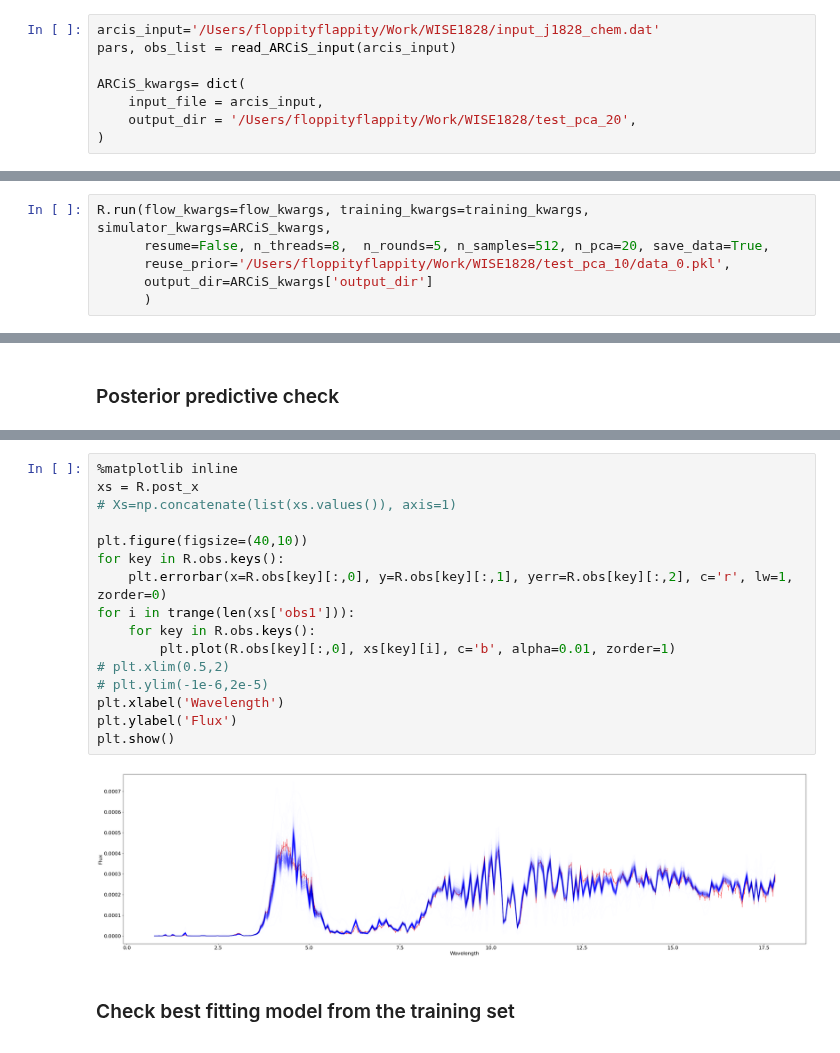
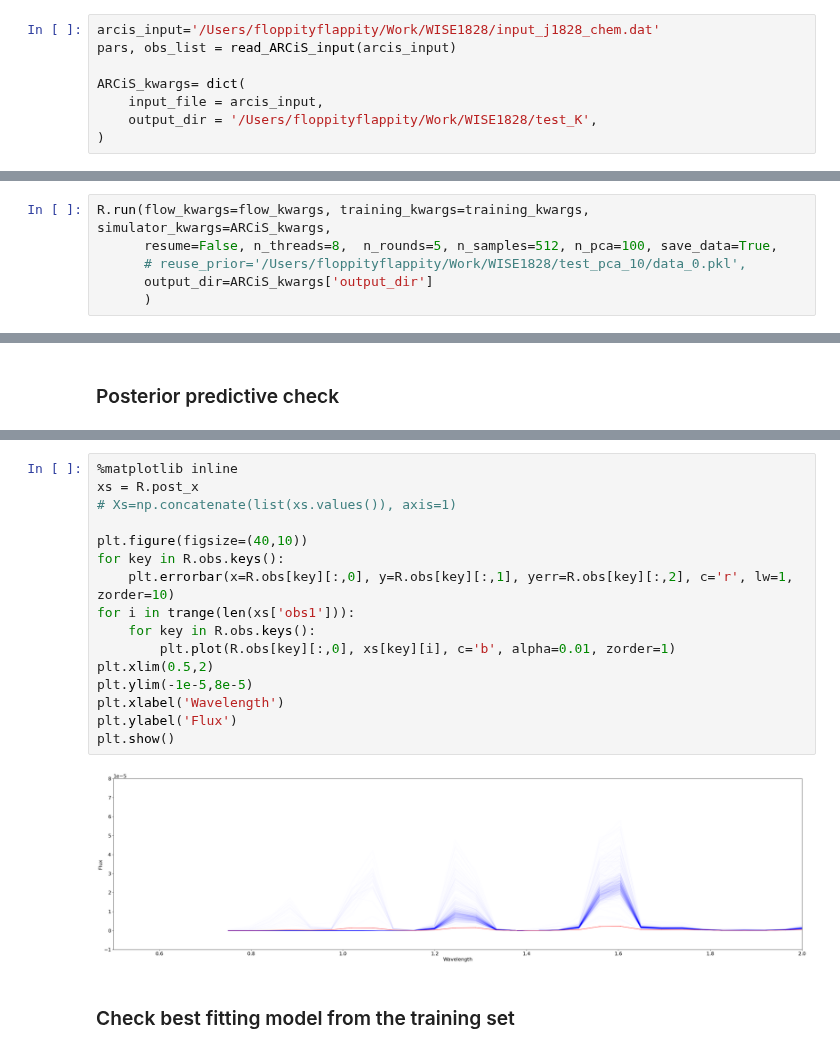
Before and after one commit to franciscoardevolmartinez/FlopPITy, a Jupyter notebook: examples/Example_ARCiS.ipynb, the cells around one changed output, grey strips where cells are left out. Drawn from its saved outputs; the diff is of its cells as text.

```diff
--- a/examples/Example_ARCiS.ipynb
+++ b/examples/Example_ARCiS.ipynb
@@ -19,7 +19,7 @@ pars, obs_list = read_ARCiS_input(arcis_input)
 
 ARCiS_kwargs= dict(
     input_file = arcis_input,
-    output_dir = '/Users/floppityflappity/Work/WISE1828/test_pca_20',
+    output_dir = '/Users/floppityflappity/Work/WISE1828/test_K',
 )
 # %% [markdown]
 Let's now define the training and flow hyperparameters.
@@ -57,8 +57,8 @@ The post_process tag means that they're not passed onto the simulator but the sp
 #### Run retrieval
 # %%
 R.run(flow_kwargs=flow_kwargs, training_kwargs=training_kwargs, simulator_kwargs=ARCiS_kwargs,
-      resume=False, n_threads=8,  n_rounds=5, n_samples=512, n_pca=20, save_data=True,
-      reuse_prior='/Users/floppityflappity/Work/WISE1828/test_pca_10/data_0.pkl',
+      resume=False, n_threads=8,  n_rounds=5, n_samples=512, n_pca=100, save_data=True,
+      # reuse_prior='/Users/floppityflappity/Work/WISE1828/test_pca_10/data_0.pkl',
       output_dir=ARCiS_kwargs['output_dir']
       )
 # %% [output]
@@ -187,21 +200,21 @@ NameError: name 'x_tensor' is not defined
 # %%
 %matplotlib inline
 xs = R.post_x
 # Xs=np.concatenate(list(xs.values()), axis=1)
 
 plt.figure(figsize=(40,10))
 for key in R.obs.keys():
-    plt.errorbar(x=R.obs[key][:,0], y=R.obs[key][:,1], yerr=R.obs[key][:,2], c='r', lw=1, zorder=0)
+    plt.errorbar(x=R.obs[key][:,0], y=R.obs[key][:,1], yerr=R.obs[key][:,2], c='r', lw=1, zorder=10)
 for i in trange(len(xs['obs1'])):
     for key in R.obs.keys():
         plt.plot(R.obs[key][:,0], xs[key][i], c='b', alpha=0.01, zorder=1)
-# plt.xlim(0.5,2)
-# plt.ylim(-1e-6,2e-5)
+plt.xlim(0.5,2)
+plt.ylim(-1e-5,8e-5)
 plt.xlabel('Wavelength')
 plt.ylabel('Flux')
 plt.show()
 # %% [output]
-[figure, old version]
+[figure, new version]
 # %% [markdown]
 ### Check best fitting model from the training set
 # %%
```
Also changed, not shown: parts of 4 cells of this notebook, 3 other files.
